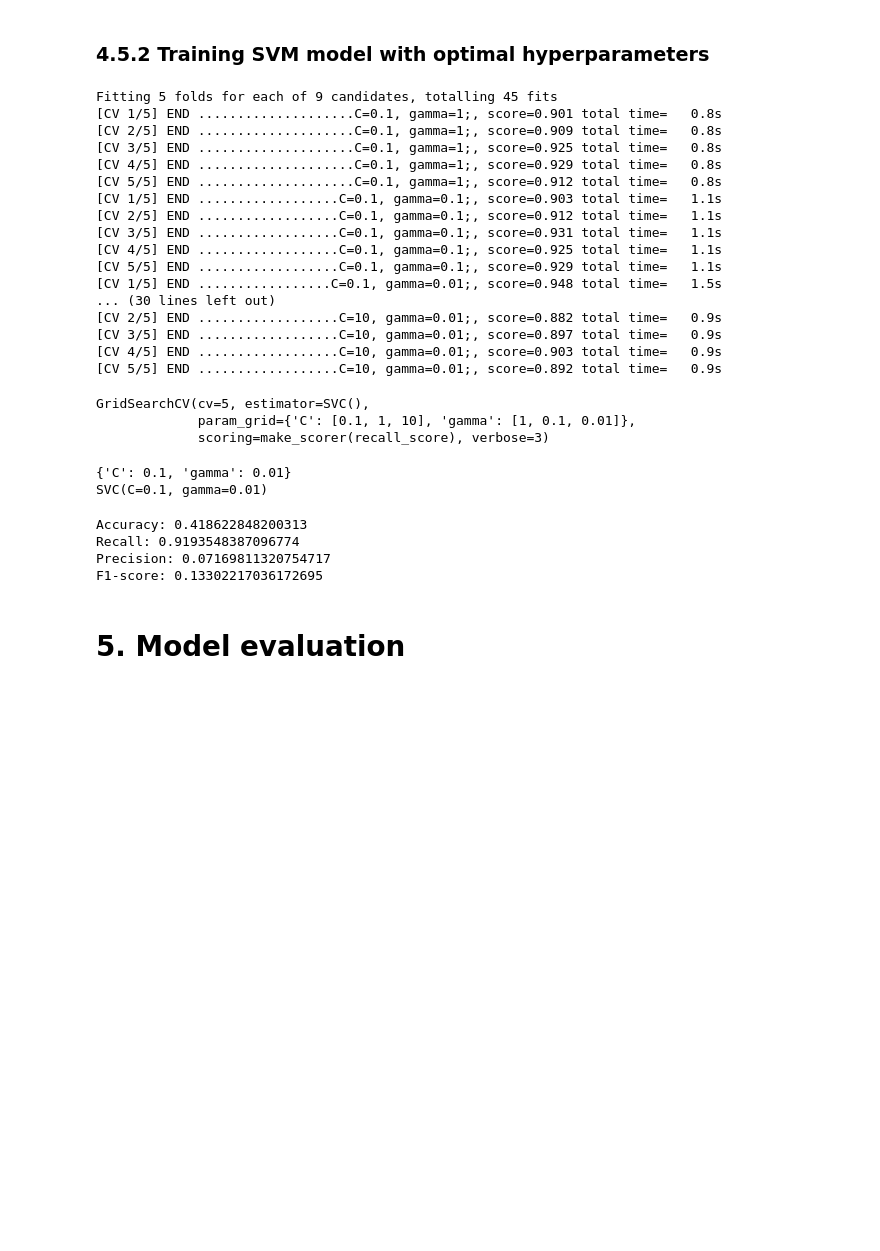
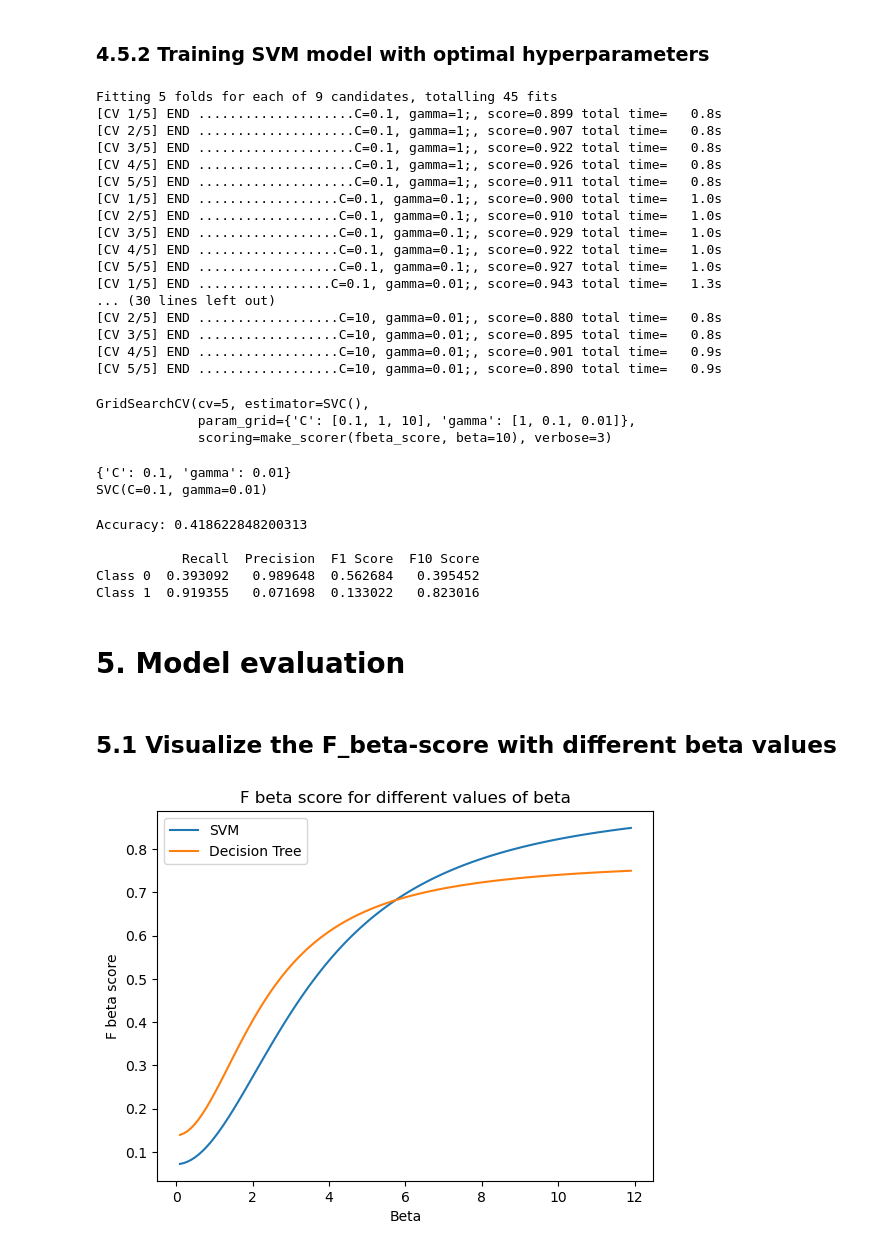
Before and after one commit to nguyen-tuan-hiep/ml-project, a Jupyter notebook: stroke/stroke.ipynb, the cells around one changed output. Drawn from its saved outputs; the diff is of its cells as text; code cells hidden in the pictures; blank space fills up the shorter version.

Commit message:
:ghost: evaluate model with f_beta score

```diff
--- a/stroke/stroke.ipynb
+++ b/stroke/stroke.ipynb
@@ -620,8 +612,10 @@ parameters = dict(dec_tree__criterion=criterion,
                   dec_tree__max_depth=max_depth,
                   dec_tree__min_samples_split=min_samples_split_values)
 
+scoring = make_scorer(fbeta_score, beta=10)
+
 # Creating a grid search object with the scoring metric
-clf_GS = GridSearchCV(pipe, parameters, scoring='recall', cv=5)
+clf_GS = GridSearchCV(pipe, parameters, scoring=scoring, cv=5)
 
 # Fitting the grid search
 clf_GS.fit(X_train, y_train)
@@ -696,8 +689,8 @@ param_grid = {'C': [0.1, 1, 10],
               'gamma': [1, 0.1, 0.01]
               }
 
-# defining the scoring metric as recall
-scoring = make_scorer(recall_score)
+# defining the scoring metric
+scoring = make_scorer(fbeta_score, beta=10)
 
 # creating the GridSearchCV object with the custom scoring metric
 grid = GridSearchCV(SVC(), param_grid, refit=True,
@@ -707,25 +700,25 @@ grid = GridSearchCV(SVC(), param_grid, refit=True,
 grid.fit(X_train, y_train)
 # %% [output]
 Fitting 5 folds for each of 9 candidates, totalling 45 fits
-[CV 1/5] END ....................C=0.1, gamma=1;, score=0.901 total time=   0.8s
-[CV 2/5] END ....................C=0.1, gamma=1;, score=0.909 total time=   0.8s
-[CV 3/5] END ....................C=0.1, gamma=1;, score=0.925 total time=   0.8s
-[CV 4/5] END ....................C=0.1, gamma=1;, score=0.929 total time=   0.8s
-[CV 5/5] END ....................C=0.1, gamma=1;, score=0.912 total time=   0.8s
-[CV 1/5] END ..................C=0.1, gamma=0.1;, score=0.903 total time=   1.1s
-[CV 2/5] END ..................C=0.1, gamma=0.1;, score=0.912 total time=   1.1s
-[CV 3/5] END ..................C=0.1, gamma=0.1;, score=0.931 total time=   1.1s
-[CV 4/5] END ..................C=0.1, gamma=0.1;, score=0.925 total time=   1.1s
-[CV 5/5] END ..................C=0.1, gamma=0.1;, score=0.929 total time=   1.1s
-[CV 1/5] END .................C=0.1, gamma=0.01;, score=0.948 total time=   1.5s
+[CV 1/5] END ....................C=0.1, gamma=1;, score=0.899 total time=   0.8s
+[CV 2/5] END ....................C=0.1, gamma=1;, score=0.907 total time=   0.8s
+[CV 3/5] END ....................C=0.1, gamma=1;, score=0.922 total time=   0.8s
+[CV 4/5] END ....................C=0.1, gamma=1;, score=0.926 total time=   0.8s
+[CV 5/5] END ....................C=0.1, gamma=1;, score=0.911 total time=   0.8s
+[CV 1/5] END ..................C=0.1, gamma=0.1;, score=0.900 total time=   1.0s
+[CV 2/5] END ..................C=0.1, gamma=0.1;, score=0.910 total time=   1.0s
+[CV 3/5] END ..................C=0.1, gamma=0.1;, score=0.929 total time=   1.0s
+[CV 4/5] END ..................C=0.1, gamma=0.1;, score=0.922 total time=   1.0s
+[CV 5/5] END ..................C=0.1, gamma=0.1;, score=0.927 total time=   1.0s
+[CV 1/5] END .................C=0.1, gamma=0.01;, score=0.943 total time=   1.3s
 ... (30 lines left out)
-[CV 2/5] END ..................C=10, gamma=0.01;, score=0.882 total time=   0.9s
-[CV 3/5] END ..................C=10, gamma=0.01;, score=0.897 total time=   0.9s
-[CV 4/5] END ..................C=10, gamma=0.01;, score=0.903 total time=   0.9s
-[CV 5/5] END ..................C=10, gamma=0.01;, score=0.892 total time=   0.9s
+[CV 2/5] END ..................C=10, gamma=0.01;, score=0.880 total time=   0.8s
+[CV 3/5] END ..................C=10, gamma=0.01;, score=0.895 total time=   0.8s
+[CV 4/5] END ..................C=10, gamma=0.01;, score=0.901 total time=   0.9s
+[CV 5/5] END ..................C=10, gamma=0.01;, score=0.890 total time=   0.9s
 GridSearchCV(cv=5, estimator=SVC(),
              param_grid={'C': [0.1, 1, 10], 'gamma': [1, 0.1, 0.01]},
-             scoring=make_scorer(recall_score), verbose=3)
+             scoring=make_scorer(fbeta_score, beta=10), verbose=3)
 # %%
 # print best parameter after tuning
 print(grid.best_params_)
@@ -739,14 +732,32 @@ SVC(C=0.1, gamma=0.01)
 svc_model = SVC(C=grid.best_params_['C'], gamma=grid.best_params_['gamma'])
 svc_model.fit(X_train, y_train)
 y_pred_svc = svc_model.predict(X_test)
-print(f"Accuracy: {accuracy_score(y_test, y_pred_svc)}")
-print(f"Recall: {recall_score(y_test, y_pred_svc)}")
-print(f"Precision: {precision_score(y_test, y_pred_svc)}")
-print(f"F1-score: {f1_score(y_test, y_pred_svc)}")
-# %% [output]
-Accuracy: 0.418622848200313
-Recall: 0.9193548387096774
-Precision: 0.07169811320754717
-F1-score: 0.13302217036172695
+# %%
+display_metrics(y_test, y_pred_svc)
+# %% [output]
+Accuracy: 0.418622848200313
+
+           Recall  Precision  F1 Score  F10 Score
+Class 0  0.393092   0.989648  0.562684   0.395452
+Class 1  0.919355   0.071698  0.133022   0.823016
 # %% [markdown]
 # 5. Model evaluation
+# %% [markdown]
+## 5.1 Visualize the F_beta-score with different beta values
+# %%
+beta = np.arange(0.1, 12, 0.1)
+f_beta_svc = []
+f_beta_dt = []
+for i in beta:
+    f_beta_svc.append(fbeta_score(y_test, y_pred_svc, beta=i))
+    f_beta_dt.append(fbeta_score(y_test, y_pred_dt, beta=i))
+
+plt.plot(beta, f_beta_svc, label='SVM')
+plt.plot(beta, f_beta_dt, label='Decision Tree')
+plt.xlabel('Beta')
+plt.ylabel('F beta score')
+plt.title('F beta score for different values of beta')
+plt.legend()
+plt.show()
+# %% [output]
+[figure, added]
```
Also changed, not shown: parts of 28 cells of this notebook.
